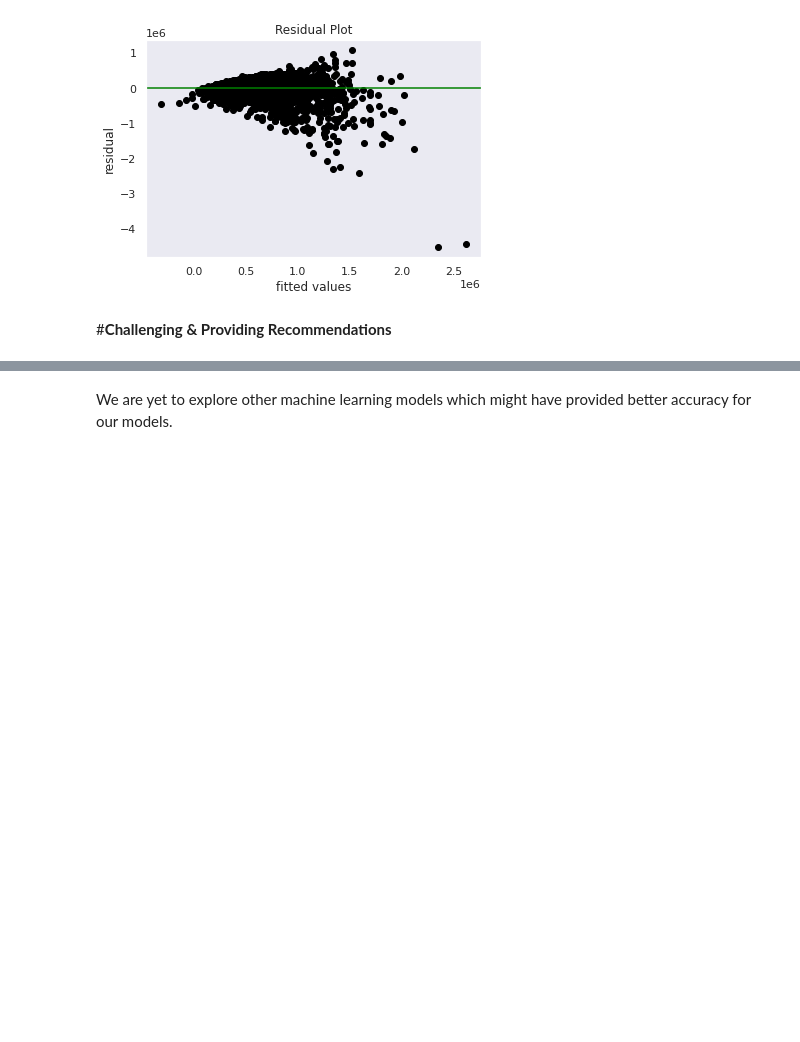
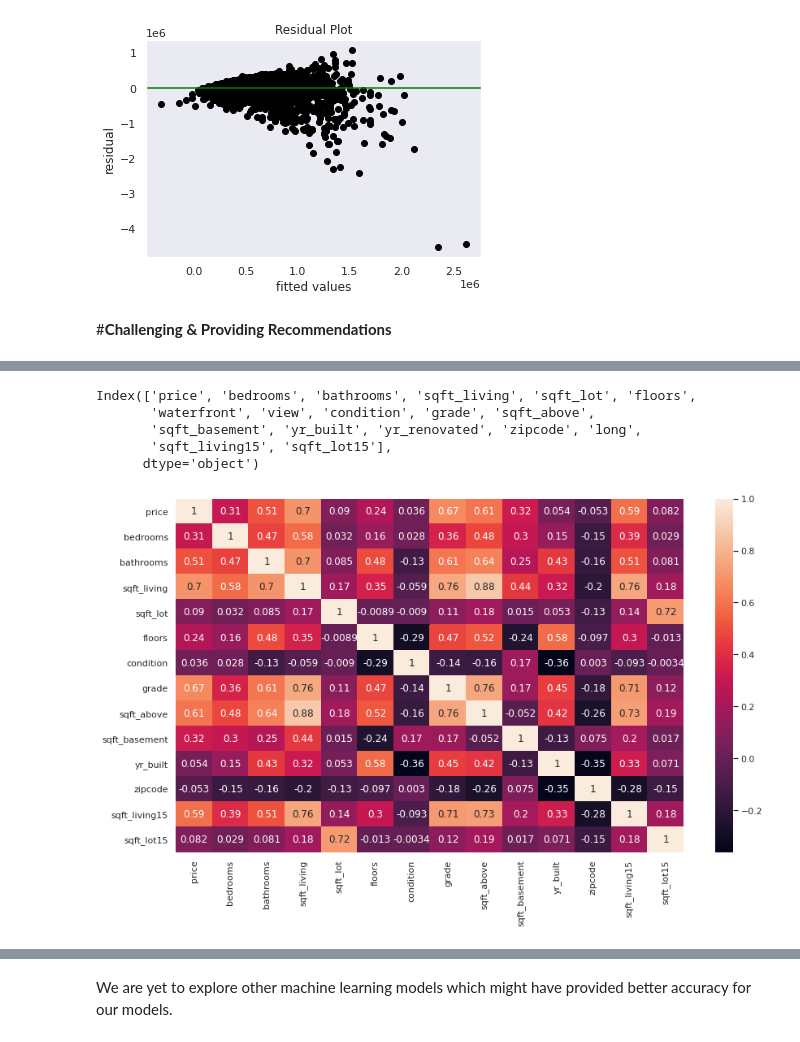
Before and after one commit to Kevina-Zeni/House_Price_Prediction, a Jupyter notebook: House_Prediction_Regression_Analysis.ipynb, the cells around one changed output, grey strips where cells are left out. Drawn from its saved outputs; the diff is of its cells as text; code cells hidden in the pictures; blank space fills up the shorter version.

```diff
--- a/House_Prediction_Regression_Analysis.ipynb
+++ b/House_Prediction_Regression_Analysis.ipynb
@@ -1498,0 +1515,20 @@ plt.show()
+# %%
+df.columns
+# %% [output]
+Index(['price', 'bedrooms', 'bathrooms', 'sqft_living', 'sqft_lot', 'floors',
+       'waterfront', 'view', 'condition', 'grade', 'sqft_above',
+       'sqft_basement', 'yr_built', 'yr_renovated', 'zipcode', 'long',
+       'sqft_living15', 'sqft_lot15'],
+      dtype='object')
+# %%
+df= df.drop(['waterfront','view','yr_renovated','long'], axis = 1)
+# %%
+#chcking for multicollinearity
+correlations = df.corr()
+
+sns.set_style('dark')
+plt.subplots(figsize =  (14,8))
+sns.heatmap(correlations, annot = True)
+plt.show()
+# %% [output]
+[figure, added]
```
Also changed, not shown: parts of 20 cells of this notebook.
